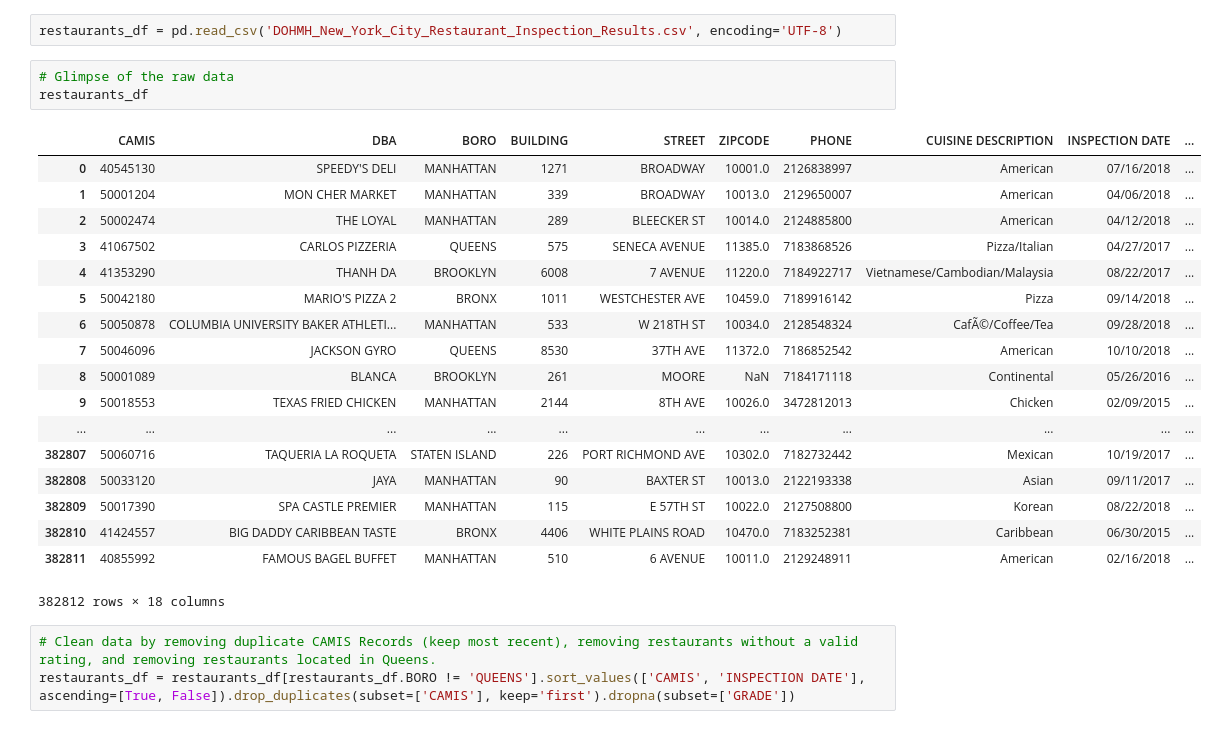
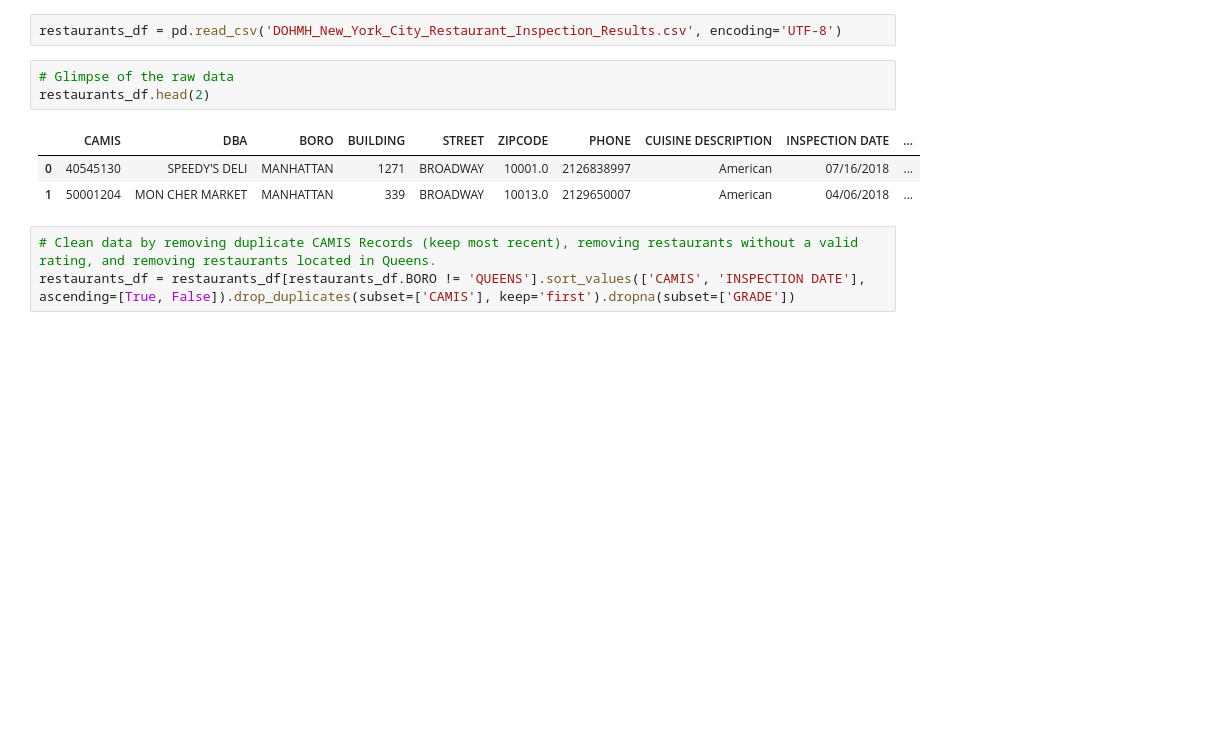
Before and after one commit to eric-leung/NYC-Restaurant-Yelp-Analysis, a Jupyter notebook: NYC_Health_Ratings.ipynb, the cells around one changed output. Drawn from its saved outputs; the diff is of its cells as text; blank space fills up the shorter version.

```diff
--- a/NYC_Health_Ratings.ipynb
+++ b/NYC_Health_Ratings.ipynb
@@ -12,26 +12,11 @@ https://data.cityofnewyork.us/Health/DOHMH-New-York-City-Restaurant-Inspection-R
 restaurants_df = pd.read_csv('DOHMH_New_York_City_Restaurant_Inspection_Results.csv', encoding='UTF-8')
 # %%
 # Glimpse of the raw data
-restaurants_df
+restaurants_df.head(2)
 # %% [output]
 |  | CAMIS | DBA | BORO | BUILDING | STREET | ZIPCODE | PHONE | CUISINE DESCRIPTION | INSPECTION DATE | ... |
 | 0 | 40545130 | SPEEDY'S DELI | MANHATTAN | 1271 | BROADWAY | 10001.0 | 2126838997 | American | 07/16/2018 | ... |
 | 1 | 50001204 | MON CHER MARKET | MANHATTAN | 339 | BROADWAY | 10013.0 | 2129650007 | American | 04/06/2018 | ... |
-| 2 | 50002474 | THE LOYAL | MANHATTAN | 289 | BLEECKER ST | 10014.0 | 2124885800 | American | 04/12/2018 | ... |
-| 3 | 41067502 | CARLOS PIZZERIA | QUEENS | 575 | SENECA AVENUE | 11385.0 | 7183868526 | Pizza/Italian | 04/27/2017 | ... |
-| 4 | 41353290 | THANH DA | BROOKLYN | 6008 | 7 AVENUE | 11220.0 | 7184922717 | Vietnamese/Cambodian/Malaysia | 08/22/2017 | ... |
-| 5 | 50042180 | MARIO'S PIZZA 2 | BRONX | 1011 | WESTCHESTER AVE | 10459.0 | 7189916142 | Pizza | 09/14/2018 | ... |
-| 6 | 50050878 | COLUMBIA UNIVERSITY BAKER ATHLETI... | MANHATTAN | 533 | W 218TH ST | 10034.0 | 2128548324 | CafÃ©/Coffee/Tea | 09/28/2018 | ... |
-| 7 | 50046096 | JACKSON GYRO | QUEENS | 8530 | 37TH AVE | 11372.0 | 7186852542 | American | 10/10/2018 | ... |
-| 8 | 50001089 | BLANCA | BROOKLYN | 261 | MOORE | NaN | 7184171118 | Continental | 05/26/2016 | ... |
-| 9 | 50018553 | TEXAS FRIED CHICKEN | MANHATTAN | 2144 | 8TH AVE | 10026.0 | 3472812013 | Chicken | 02/09/2015 | ... |
-| ... | ... | ... | ... | ... | ... | ... | ... | ... | ... | ... |
-| 382807 | 50060716 | TAQUERIA LA ROQUETA | STATEN ISLAND | 226 | PORT RICHMOND AVE | 10302.0 | 7182732442 | Mexican | 10/19/2017 | ... |
-| 382808 | 50033120 | JAYA | MANHATTAN | 90 | BAXTER ST | 10013.0 | 2122193338 | Asian | 09/11/2017 | ... |
-| 382809 | 50017390 | SPA CASTLE PREMIER | MANHATTAN | 115 | E 57TH ST | 10022.0 | 2127508800 | Korean | 08/22/2018 | ... |
-| 382810 | 41424557 | BIG DADDY CARIBBEAN TASTE | BRONX | 4406 | WHITE PLAINS ROAD | 10470.0 | 7183252381 | Caribbean | 06/30/2015 | ... |
-| 382811 | 40855992 | FAMOUS BAGEL BUFFET | MANHATTAN | 510 | 6 AVENUE | 10011.0 | 2129248911 | American | 02/16/2018 | ... |
-382812 rows × 18 columns
 # %%
 # Clean data by removing duplicate CAMIS Records (keep most recent), removing restaurants without a valid rating, and removing restaurants located in Queens.
 restaurants_df = restaurants_df[restaurants_df.BORO != 'QUEENS'].sort_values(['CAMIS', 'INSPECTION DATE'], ascending=[True, False]).drop_duplicates(subset=['CAMIS'], keep='first').dropna(subset=['GRADE'])
```
Also changed, not shown: parts of 9 cells of this notebook.
